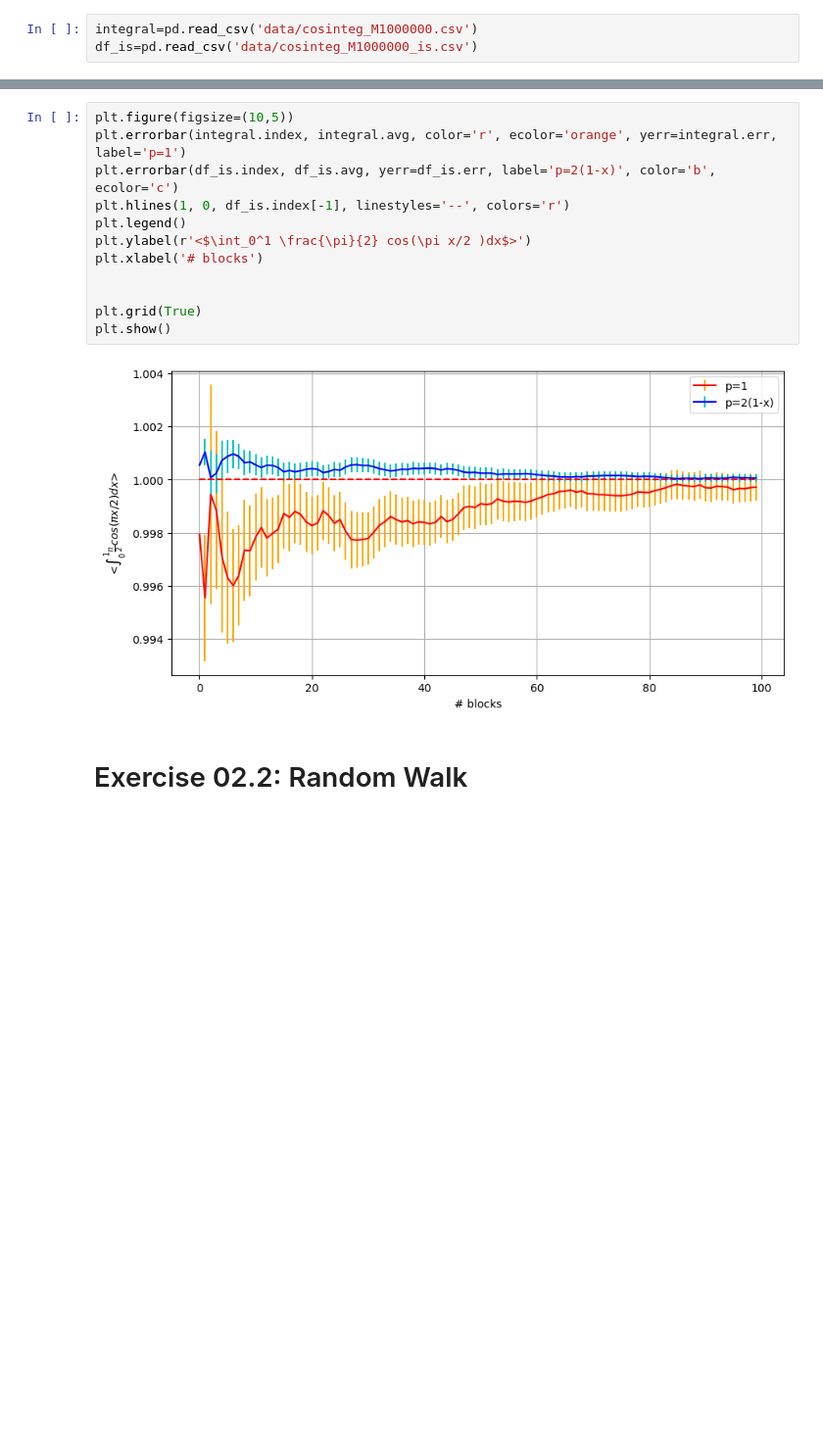
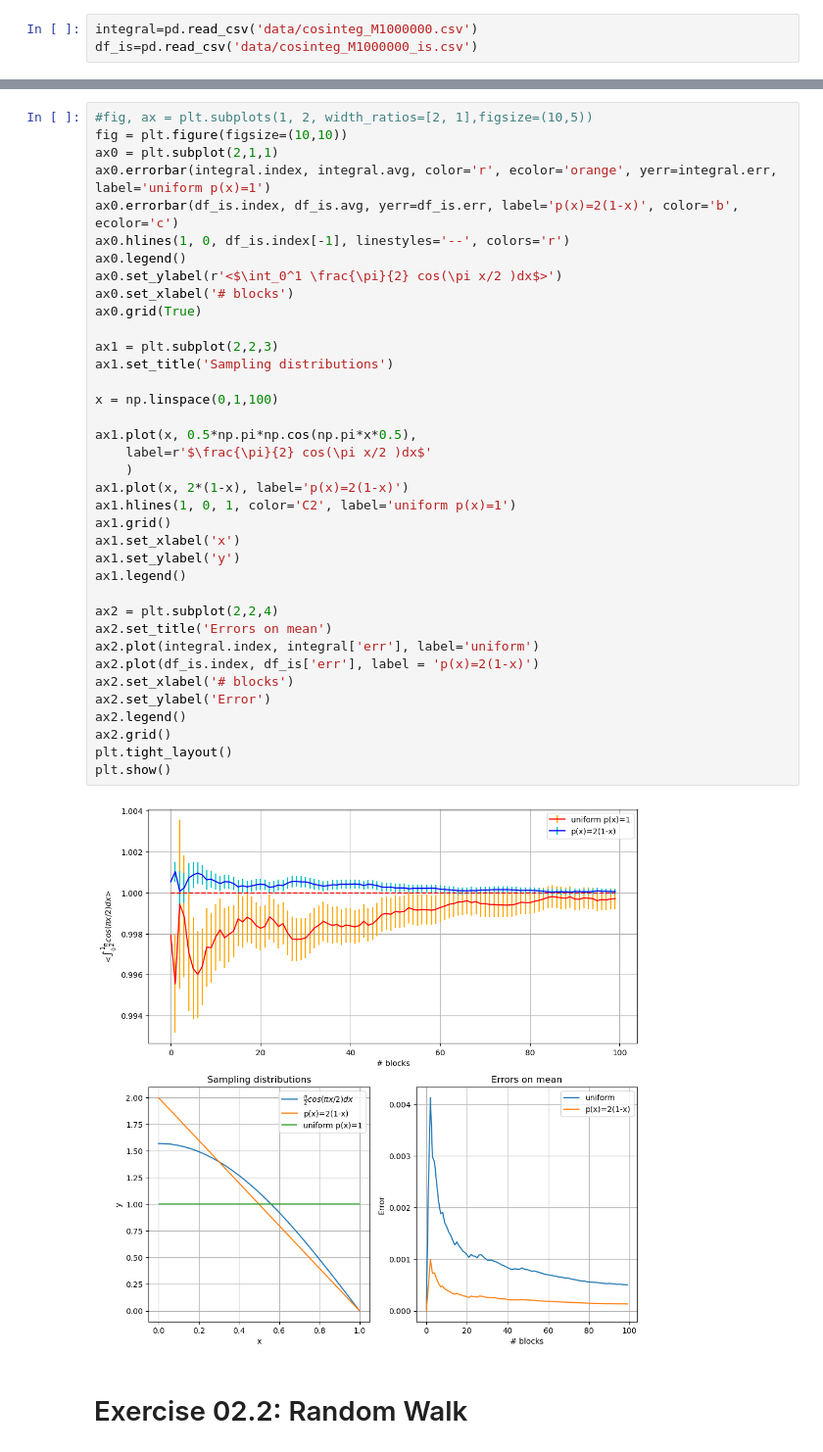
Before and after one commit to TommiDL/NumericalSimulationLab, a Jupyter notebook: es2/notebook2.ipynb, the cells around one changed output, grey strips where cells are left out. Shown: that part at 98% size. Saved outputs shown, nothing was run; the diff lists cells and outputs as text; blank space fills up the shorter version.

```diff
--- a/es2/notebook2.ipynb
+++ b/es2/notebook2.ipynb
@@ -17,17 +13,42 @@ due parole in piu su come ho scelto dove centrare taylor
 # %%
-plt.figure(figsize=(10,5))
-plt.errorbar(integral.index, integral.avg, color='r', ecolor='orange', yerr=integral.err, label='p=1')
-plt.errorbar(df_is.index, df_is.avg, yerr=df_is.err, label='p=2(1-x)', color='b', ecolor='c')
-plt.hlines(1, 0, df_is.index[-1], linestyles='--', colors='r')
-plt.legend()
-plt.ylabel(r'<$\int_0^1 \frac{\pi}{2} cos(\pi x/2 )dx$>')
-plt.xlabel('# blocks')
+#fig, ax = plt.subplots(1, 2, width_ratios=[2, 1],figsize=(10,5))
+fig = plt.figure(figsize=(10,10))
+ax0 = plt.subplot(2,1,1)
+ax0.errorbar(integral.index, integral.avg, color='r', ecolor='orange', yerr=integral.err, label='uniform p(x)=1')
+ax0.errorbar(df_is.index, df_is.avg, yerr=df_is.err, label='p(x)=2(1-x)', color='b', ecolor='c')
+ax0.hlines(1, 0, df_is.index[-1], linestyles='--', colors='r')
+ax0.legend()
+ax0.set_ylabel(r'<$\int_0^1 \frac{\pi}{2} cos(\pi x/2 )dx$>')
+ax0.set_xlabel('# blocks')
+ax0.grid(True)
 
+ax1 = plt.subplot(2,2,3)
+ax1.set_title('Sampling distributions')
 
-plt.grid(True)
+x = np.linspace(0,1,100)
+
+ax1.plot(x, 0.5*np.pi*np.cos(np.pi*x*0.5),
+    label=r'$\frac{\pi}{2} cos(\pi x/2 )dx$'
+    )
+ax1.plot(x, 2*(1-x), label='p(x)=2(1-x)')
+ax1.hlines(1, 0, 1, color='C2', label='uniform p(x)=1')
+ax1.grid()
+ax1.set_xlabel('x')
+ax1.set_ylabel('y')
+ax1.legend()
+
+ax2 = plt.subplot(2,2,4)
+ax2.set_title('Errors on mean')
+ax2.plot(integral.index, integral['err'], label='uniform')
+ax2.plot(df_is.index, df_is['err'], label = 'p(x)=2(1-x)')
+ax2.set_xlabel('# blocks')
+ax2.set_ylabel('Error')
+ax2.legend()
+ax2.grid()
+plt.tight_layout()
 plt.show()
 # %% [output]
-[figure, old version]
+[figure, new version]
 # %% [markdown]
 # Exercise 02.2: Random Walk
 # %% [markdown]
```
Also changed, not shown: parts of 6 cells of this notebook, 6 other files.
